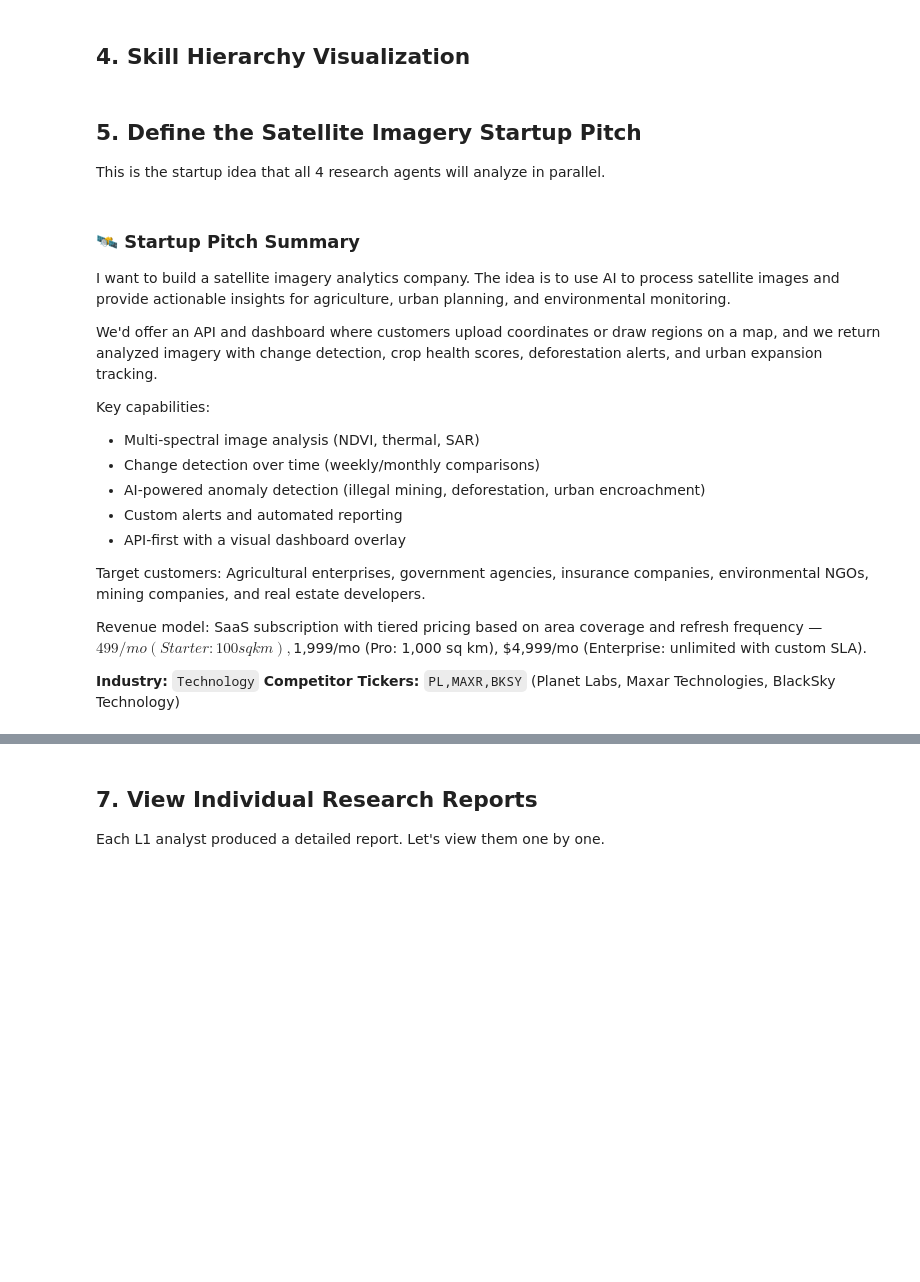
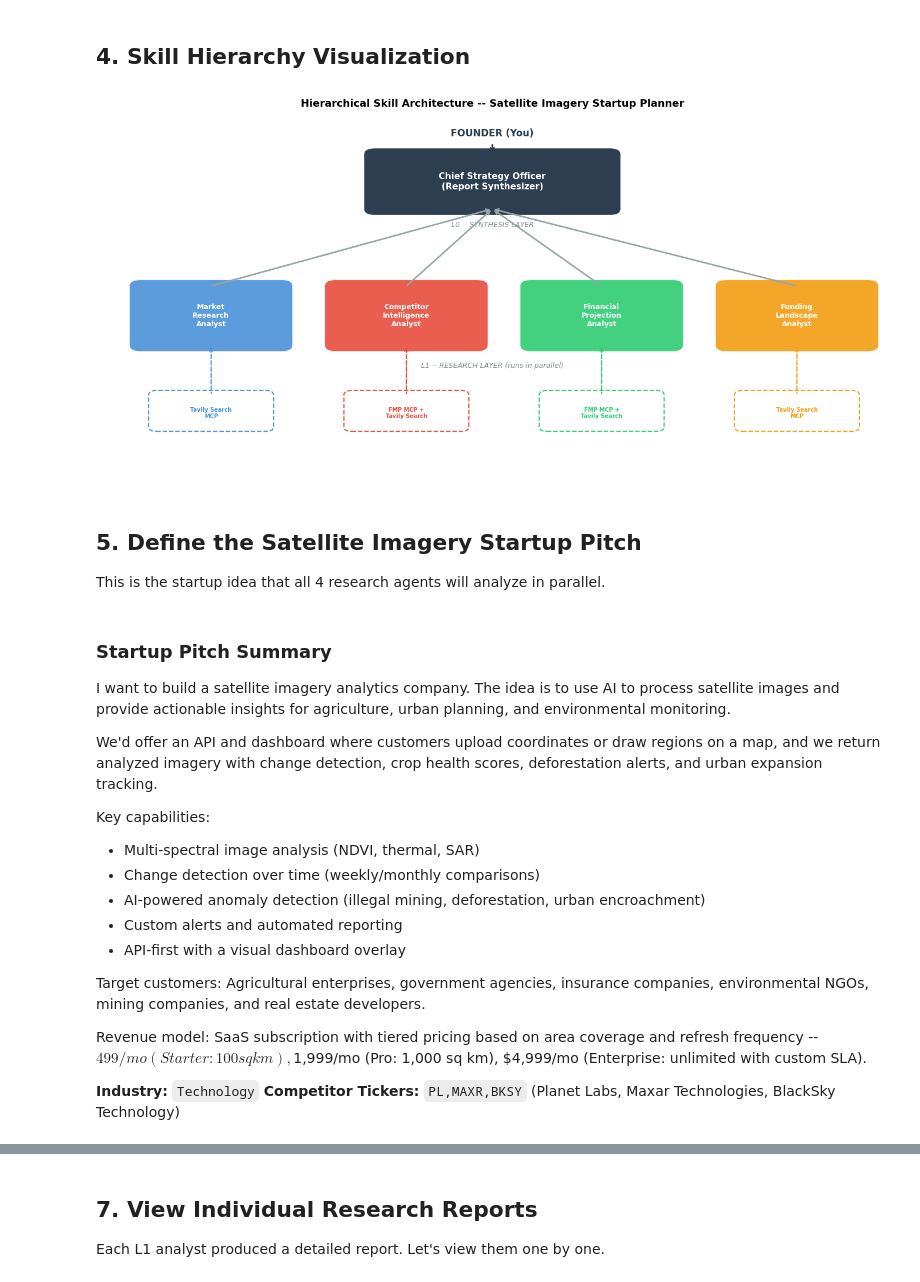
Before and after one commit to soumendu-11/parallel-agent-startup-planner, a Jupyter notebook: notebook/startup_planner.ipynb, the cells around one changed output, grey strips where cells are left out. Cells and saved outputs as stored; diff of their text form; code cells hidden in the pictures; blank space fills up the shorter version.

```diff
--- a/notebook/startup_planner.ipynb
+++ b/notebook/startup_planner.ipynb
@@ -197,56 +193,57 @@ ax.set_xlim(0, 10)
 ax.set_ylim(0, 8)
 ax.axis("off")
 
-# L0 — Synthesizer (top)
+# L0 -- Synthesizer (top)
 ax.add_patch(mpatches.FancyBboxPatch((3.5, 6), 3, 1.2, boxstyle="round,pad=0.15",
              facecolor="#2C3E50", edgecolor="white", linewidth=2))
-ax.text(5, 6.6, "📋 Chief Strategy Officer\n(Report Synthesizer)", ha="center", va="center",
+ax.text(5, 6.6, "Chief Strategy Officer\n(Report Synthesizer)", ha="center", va="center",
         fontsize=11, fontweight="bold", color="white")
-ax.text(5, 5.6, "L0 — SYNTHESIS LAYER", ha="center", fontsize=9, color="#7F8C8D", style="italic")
+ax.text(5, 5.6, "L0 -- SYNTHESIS LAYER", ha="center", fontsize=9, color="#7F8C8D", style="italic")
 
-# L1 — Research nodes (bottom)
+# L1 -- Research nodes (bottom)
 l1_nodes = [
-    (0.5, 3, "📊 Market\nResearch\nAnalyst", "#4A90D9"),
-    (3, 3, "🔍 Competitor\nIntelligence\nAnalyst", "#E74C3C"),
-    (5.5, 3, "💰 Financial\nProjection\nAnalyst", "#2ECC71"),
-    (8, 3, "🏦 Funding\nLandscape\nAnalyst", "#F39C12"),
+    (0.5, 3, "Market\nResearch\nAnalyst", "#4A90D9"),
+    (3, 3, "Competitor\nIntelligence\nAnalyst", "#E74C3C"),
+    (5.5, 3, "Financial\nProjection\nAnalyst", "#2ECC71"),
+    (8, 3, "Funding\nLandscape\nAnalyst", "#F39C12"),
 ]
 
 for x, y, label, color in l1_nodes:
     ax.add_patch(mpatches.FancyBboxPatch((x, y), 1.8, 1.3, boxstyle="round,pad=0.15",
                  facecolor=color, edgecolor="white", linewidth=2, alpha=0.9))
     ax.text(x + 0.9, y + 0.65, label, ha="center", va="center",
             fontsize=9, fontweight="bold", color="white")
-    # Arrow to L0
     ax.annotate("", xy=(5, 6), xytext=(x + 0.9, y + 1.3),
                 arrowprops=dict(arrowstyle="->", color="#95A5A6", lw=2))
 
-ax.text(5, 2.5, "L1 — RESEARCH LAYER (runs in parallel)", ha="center", fontsize=9,
+ax.text(5, 2.5, "L1 -- RESEARCH LAYER (runs in parallel)", ha="center", fontsize=9,
         color="#7F8C8D", style="italic")
 
 # MCP labels
 mcp_labels = [
-    (1.4, 1.5, "Brave Search\nMCP", "#4A90D9"),
-    (3.9, 1.5, "FMP MCP +\nBrave Search", "#E74C3C"),
-    (6.4, 1.5, "FMP MCP +\nBrave Search", "#2ECC71"),
-    (8.9, 1.5, "Brave Search\nMCP", "#F39C12"),
+    (1.4, 1.5, "Tavily Search\nMCP", "#4A90D9"),
+    (3.9, 1.5, "FMP MCP +\nTavily Search", "#E74C3C"),
+    (6.4, 1.5, "FMP MCP +\nTavily Search", "#2ECC71"),
+    (8.9, 1.5, "Tavily Search\nMCP", "#F39C12"),
 ]
 for x, y, label, color in mcp_labels:
     ax.add_patch(mpatches.FancyBboxPatch((x - 0.7, y - 0.3), 1.4, 0.7, boxstyle="round,pad=0.1",
                  facecolor="white", edgecolor=color, linewidth=1.5, linestyle="--"))
     ax.text(x, y, label, ha="center", va="center", fontsize=7, color=color, fontweight="bold")
     ax.annotate("", xy=(x, y + 0.4), xytext=(x, 3),
                 arrowprops=dict(arrowstyle="<-", color=color, lw=1.5, linestyle="--"))
 
 # Founder at top
-ax.text(5, 7.6, "👤 FOUNDER (You)", ha="center", fontsize=12, fontweight="bold", color="#2C3E50")
+ax.text(5, 7.6, "FOUNDER (You)", ha="center", fontsize=12, fontweight="bold", color="#2C3E50")
 ax.annotate("", xy=(5, 7.2), xytext=(5, 7.45),
             arrowprops=dict(arrowstyle="->", color="#2C3E50", lw=2))
 
-fig.suptitle("Hierarchical Skill Architecture — Satellite Imagery Startup Planner",
+fig.suptitle("Hierarchical Skill Architecture -- Satellite Imagery Startup Planner",
              fontsize=13, fontweight="bold", y=0.98)
 fig.tight_layout()
 plt.show()
+# %% [output]
+[figure, added]
 # %% [markdown]
 ## 5. Define the Satellite Imagery Startup Pitch
 
@@ -272,16 +269,16 @@ Target customers: Agricultural enterprises, government agencies, insurance compa
 environmental NGOs, mining companies, and real estate developers.
 
 Revenue model: SaaS subscription with tiered pricing based on area coverage and
-refresh frequency — $499/mo (Starter: 100 sq km), $1,999/mo (Pro: 1,000 sq km),
+refresh frequency -- $499/mo (Starter: 100 sq km), $1,999/mo (Pro: 1,000 sq km),
 $4,999/mo (Enterprise: unlimited with custom SLA).
 """
 
 INDUSTRY = "Technology"
 COMPETITORS = "PL,MAXR,BKSY"  # Planet Labs, Maxar Technologies, BlackSky Technology
 
-from IPython.display import Markdown
+from IPython.display import Markdown, display
 display(Markdown(f"""
-### 🛰️ Startup Pitch Summary
+### Startup Pitch Summary
 {SATELLITE_IMAGERY_PITCH}
 
 **Industry:** `{INDUSTRY}`
@@ -289,7 +286,7 @@ display(Markdown(f"""
 """))
 # %% [output]
 
-### 🛰️ Startup Pitch Summary
+### Startup Pitch Summary
 
 I want to build a satellite imagery analytics company. The idea is to use AI to process
 satellite images and provide actionable insights for agriculture, urban planning,
@@ -310,7 +307,7 @@ Target customers: Agricultural enterprises, government agencies, insurance compa
 environmental NGOs, mining companies, and real estate developers.
 
 Revenue model: SaaS subscription with tiered pricing based on area coverage and
-refresh frequency — $499/mo (Starter: 100 sq km), $1,999/mo (Pro: 1,000 sq km),
+refresh frequency -- $499/mo (Starter: 100 sq km), $1,999/mo (Pro: 1,000 sq km),
 $4,999/mo (Enterprise: unlimited with custom SLA).
 
 
```
Also changed, not shown: parts of 20 cells of this notebook, 10 other files.
